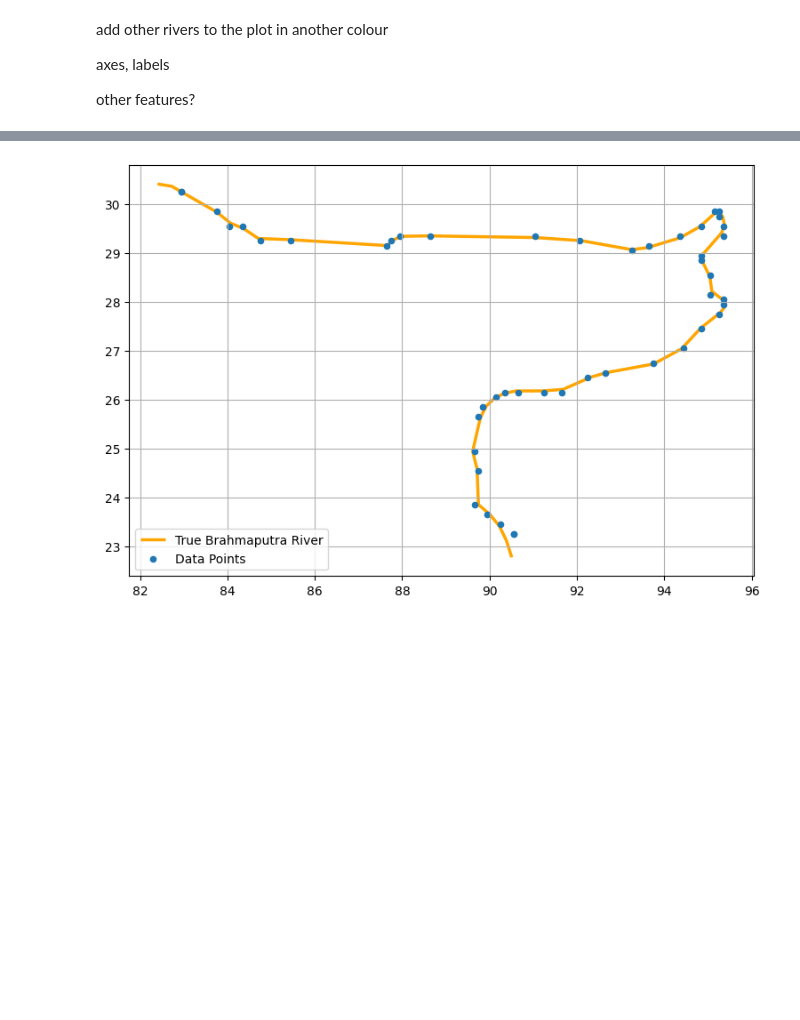
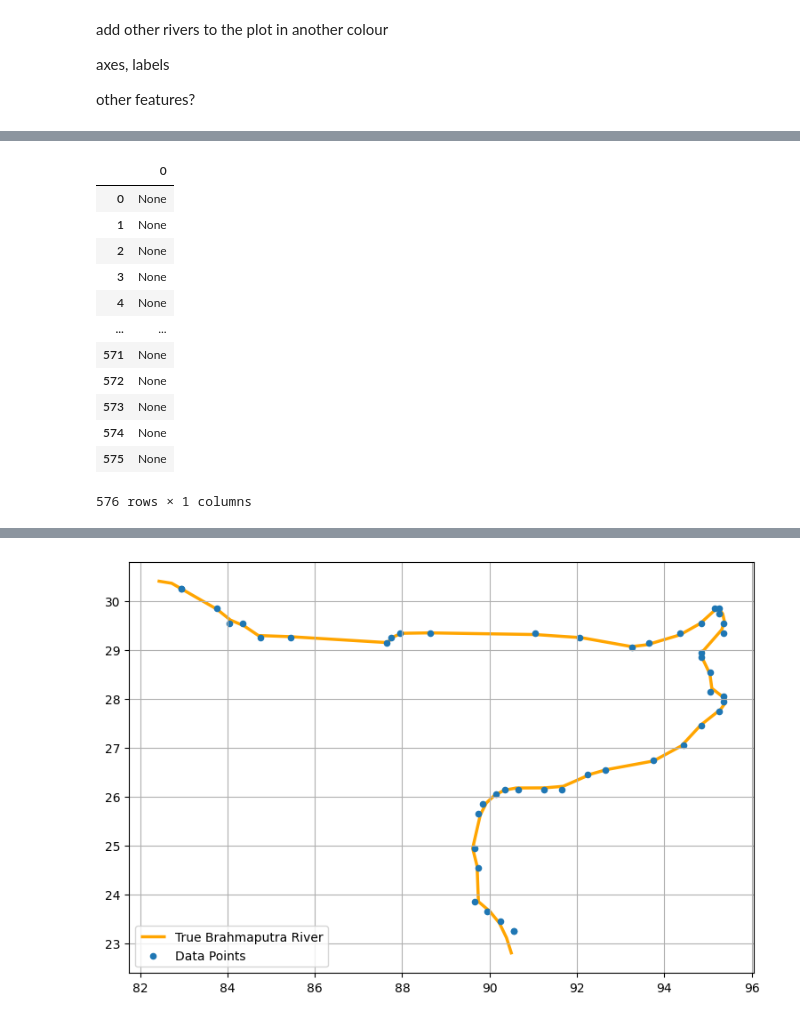
Before and after one commit to PaulNitschke/DS-Brahmaputra-River, a Jupyter notebook: notebooks/geo_exploration.ipynb, the cells around one changed output, grey strips where cells are left out. Drawn from its saved outputs; the diff is of its cells as text; code cells hidden in the pictures; blank space fills up the shorter version.

```diff
--- a/notebooks/geo_exploration.ipynb
+++ b/notebooks/geo_exploration.ipynb
@@ -125,3 +129,40 @@ filtered_df = geo_df[mask]
 # Function to calculate distance between two points
 def calculate_distance(point1, point2):
     return point1.distance(point2)
+# %%
+# # Convert river to a GeoDataFrame
+# river_gdf = gpd.GeoDataFrame(geometry=[brahmaputra.iloc[0]['geometry']])
+# geo_df_sindex = geo_df.sindex
+
+river_linestring = brahmaputra.iloc[0]['geometry']
+river_points = list(river_linestring.coords)
+
+data_2015 = pd.DataFrame(columns=filtered_df.columns)
+
+# Iterate over each unique month in the 'time' column
+for month in filtered_df['time'].dt.to_period('M').unique():
+    # Filter data for the current month
+    one_month_data = filtered_df[geo_df['time'].dt.to_period('M') == month]
+
+    # Iterate over true data in river data
+    closest_points = []
+    for true_coord in river_points:
+        true_point = Point(true_coord)
+
+        min_distance = float('inf')  # Initialise with infinity
+        closest_point = None
+
+        for index, row in filtered_df.iterrows():
+            if not pd.isna(row['geometry']):
+                distance = calculate_distance(row['geometry'], true_point)
+                if distance < min_distance:
+                    min_distance = distance
+                    closest_point = row  # Store the closest row
+
+        closest_points.append(closest_point)
+
+    one_month_filtered = pd.DataFrame(closest_points)
+    data_2015 = data_2015.append(one_month_filtered, ignore_index=True)
+
+# Concatenate all filtered DataFrames into one
+final_df = pd.concat(filtered_dfs, ignore_index=True)
@@ -127,0 +182,16 @@ def calculate_distance(point1, point2):
+# %%
+final_df
+# %% [output]
+|  | 0 |
+| 0 | None |
+| 1 | None |
+| 2 | None |
+| 3 | None |
+| 4 | None |
+| ... | ... |
+| 571 | None |
+| 572 | None |
+| 573 | None |
+| 574 | None |
+| 575 | None |
+576 rows × 1 columns
```
Also changed, not shown: parts of 13 cells of this notebook, 1 other file.
